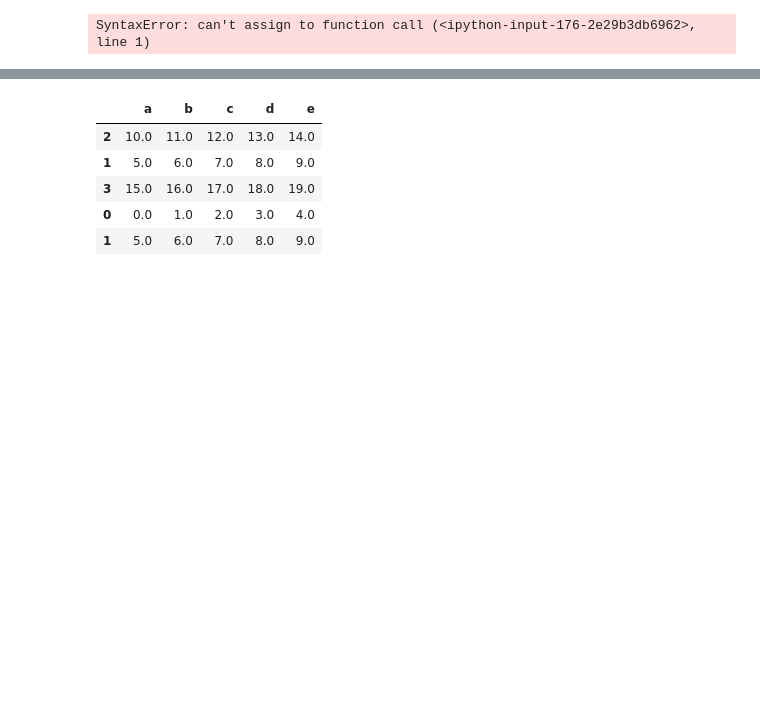
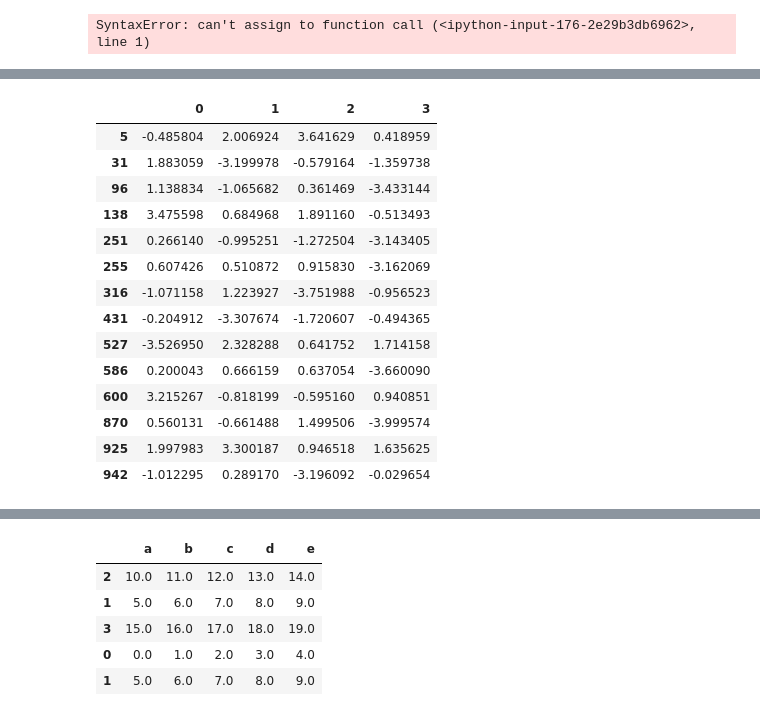
Before and after one commit to ercsssn/data-analysis-notes, a Jupyter notebook: pfda.ipynb, the cells around one changed output, grey strips where cells are left out. Drawn from its saved outputs; the diff is of its cells as text; code cells hidden in the pictures; blank space fills up the shorter version.

```diff
--- a/pfda.ipynb
+++ b/pfda.ipynb
@@ -1702,3 +1702,6 @@ df2
 df2[np.abs(df2) > 3].any(1) = df2.sign()*3
 # %% [output]
 SyntaxError: can't assign to function call (<ipython-input-176-2e29b3db6962>, line 1)
+# %%
+data = pd.DataFrame(np.random.randn(1000, 4))
+data
@@ -1704,0 +1745,18 @@ SyntaxError: can't assign to function call (<ipython-input-176-2e29b3db6962>, li
+# %%
+data[(np.abs(data) > 3).any(1)]
+# %% [output]
+|  | 0 | 1 | 2 | 3 |
+| 5 | -0.485804 | 2.006924 | 3.641629 | 0.418959 |
+| 31 | 1.883059 | -3.199978 | -0.579164 | -1.359738 |
+| 96 | 1.138834 | -1.065682 | 0.361469 | -3.433144 |
+| 138 | 3.475598 | 0.684968 | 1.891160 | -0.513493 |
+| 251 | 0.266140 | -0.995251 | -1.272504 | -3.143405 |
+| 255 | 0.607426 | 0.510872 | 0.915830 | -3.162069 |
+| 316 | -1.071158 | 1.223927 | -3.751988 | -0.956523 |
+| 431 | -0.204912 | -3.307674 | -1.720607 | -0.494365 |
+| 527 | -3.526950 | 2.328288 | 0.641752 | 1.714158 |
+| 586 | 0.200043 | 0.666159 | 0.637054 | -3.660090 |
+| 600 | 3.215267 | -0.818199 | -0.595160 | 0.940851 |
+| 870 | 0.560131 | -0.661488 | 1.499506 | -3.999574 |
+| 925 | 1.997983 | 3.300187 | 0.946518 | 1.635625 |
+| 942 | -1.012295 | 0.289170 | -3.196092 | -0.029654 |
```
Also changed, not shown: parts of 28 cells of this notebook, 30 other files.
